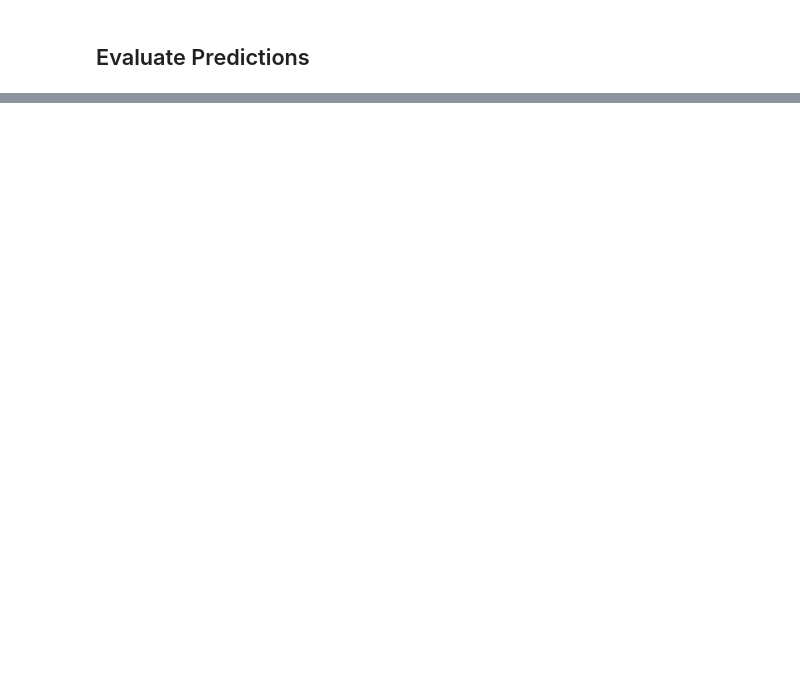
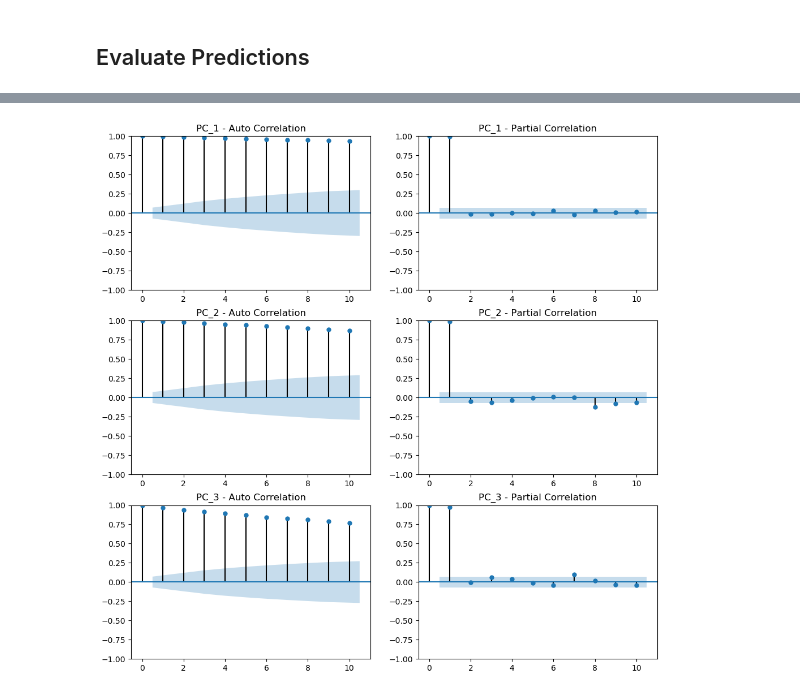
Before and after one commit to bernhard-pfann/pca-yield-curve-analytics, a Jupyter notebook: notebooks/evaluate-predictions.ipynb, the cells around one changed output, grey strips where cells are left out. Drawn from its saved outputs; the diff is of its cells as text; code cells hidden in the pictures; blank space fills up the shorter version.

```diff
--- a/notebooks/evaluate-predictions.ipynb
+++ b/notebooks/evaluate-predictions.ipynb
@@ -22,0 +54,12 @@ components    = pca.components[:pca.k]
+# %%
+lag = 10
+# %%
+fig, ax = plt.subplots(nrows=pca_full.k, ncols=2, figsize=(12, 4*pca_full.k))
+
+for i,j in enumerate (components):
+    plot_acf (eig_scores[j], lags= lag, ax=ax[i][0], title=j+" - Auto Correlation")
+    plot_pacf(eig_scores[j], lags= lag, ax=ax[i][1], title=j+" - Partial Correlation")
+
+plt.show()
+# %% [output]
+[figure, added]
```
Also changed, not shown: parts of 15 cells of this notebook, 2 other files.
